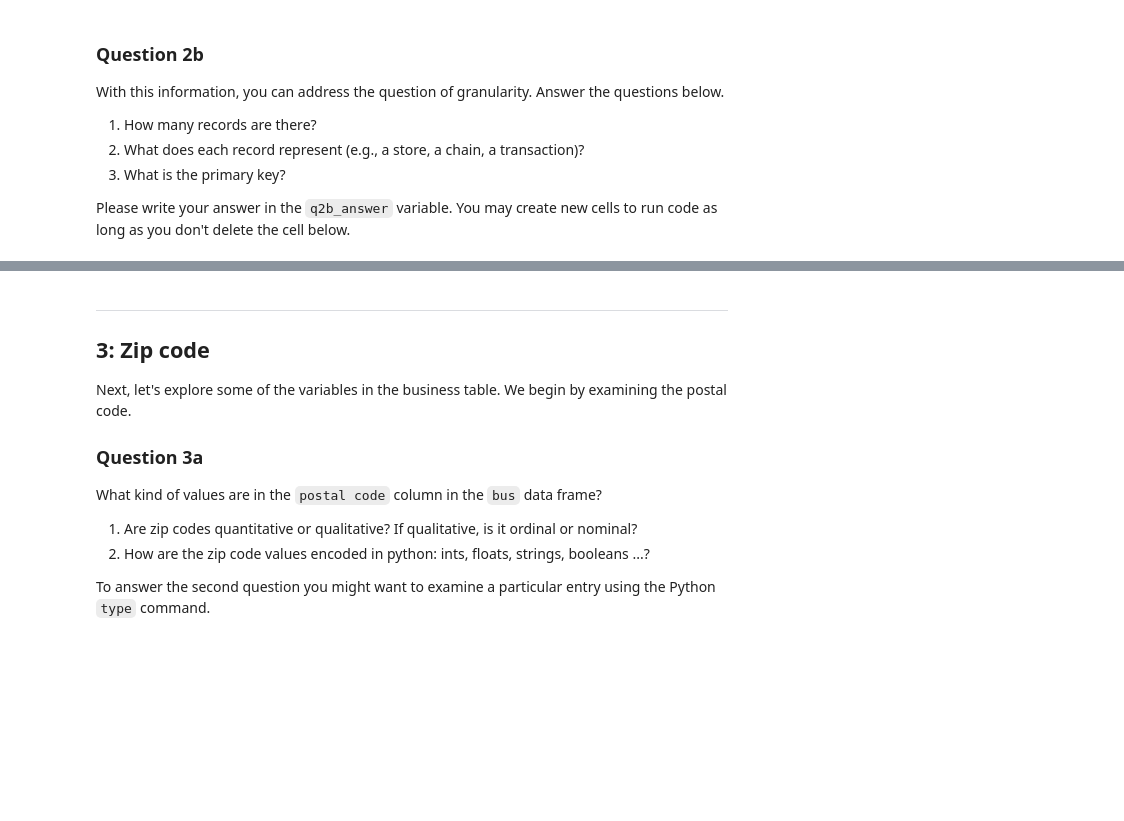
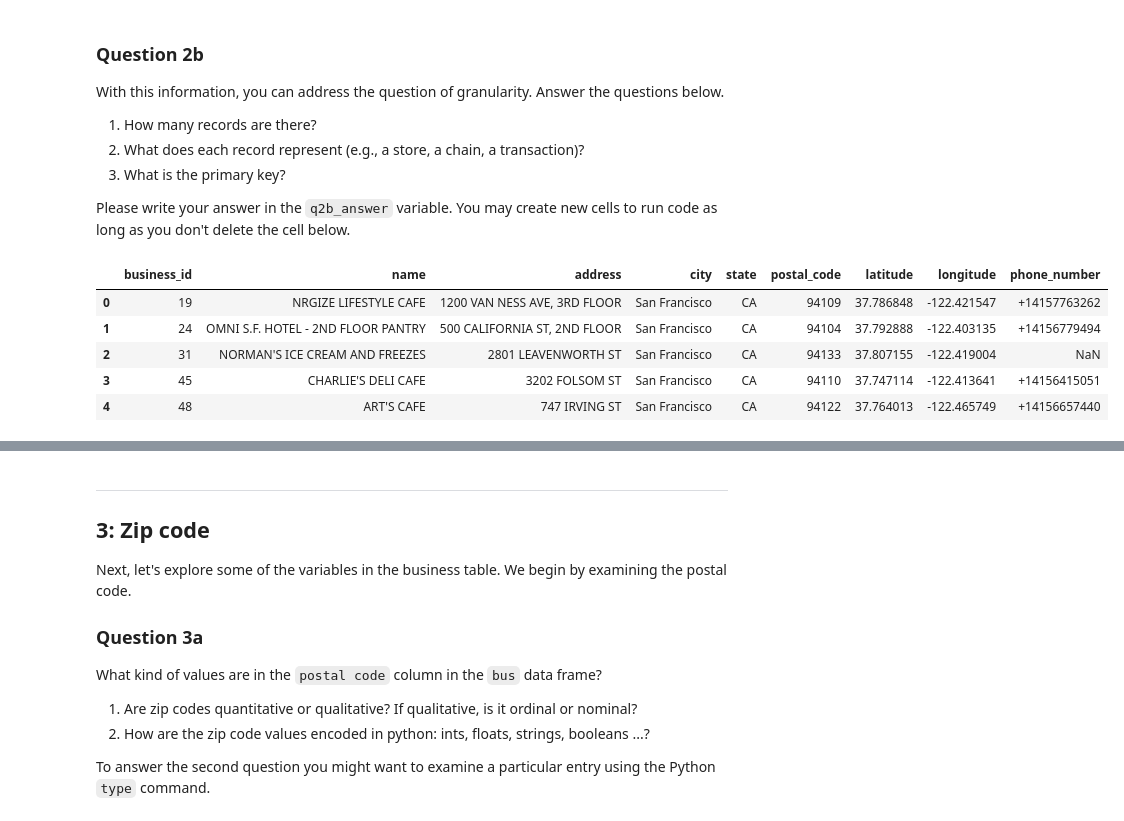
Before and after one commit to lasttillend/DS100, a Jupyter notebook: hw/hw1/hw1.ipynb, the cells around one changed output, grey strips where cells are left out. Cells and saved outputs as stored; diff of their text form; code cells hidden in the pictures; blank space fills up the shorter version.

```diff
--- a/hw/hw1/hw1.ipynb
+++ b/hw/hw1/hw1.ipynb
@@ -370,3 +420,15 @@ bus.head()
+# %%
+# YOUR CODE HERE
+num_records = bus.shape[0]
+bus.head()
+# raise NotImplementedError()
+# %% [output]
+|  | business_id | name | address | city | state | postal_code | latitude | longitude | phone_number |
+| 0 | 19 | NRGIZE LIFESTYLE CAFE | 1200 VAN NESS AVE, 3RD FLOOR | San Francisco | CA | 94109 | 37.786848 | -122.421547 | +14157763262 |
+| 1 | 24 | OMNI S.F. HOTEL - 2ND FLOOR PANTRY | 500 CALIFORNIA ST, 2ND FLOOR | San Francisco | CA | 94104 | 37.792888 | -122.403135 | +14156779494 |
+| 2 | 31 | NORMAN'S ICE CREAM AND FREEZES | 2801 LEAVENWORTH ST | San Francisco | CA | 94133 | 37.807155 | -122.419004 | NaN |
+| 3 | 45 | CHARLIE'S DELI CAFE | 3202 FOLSOM ST | San Francisco | CA | 94110 | 37.747114 | -122.413641 | +14156415051 |
+| 4 | 48 | ART'S CAFE | 747 IRVING ST | San Francisco | CA | 94122 | 37.764013 | -122.465749 | +14156657440 |
 # %%
 q2b_answer = r"""
 
```
Also changed, not shown: parts of 52 cells of this notebook, 5 other files.
